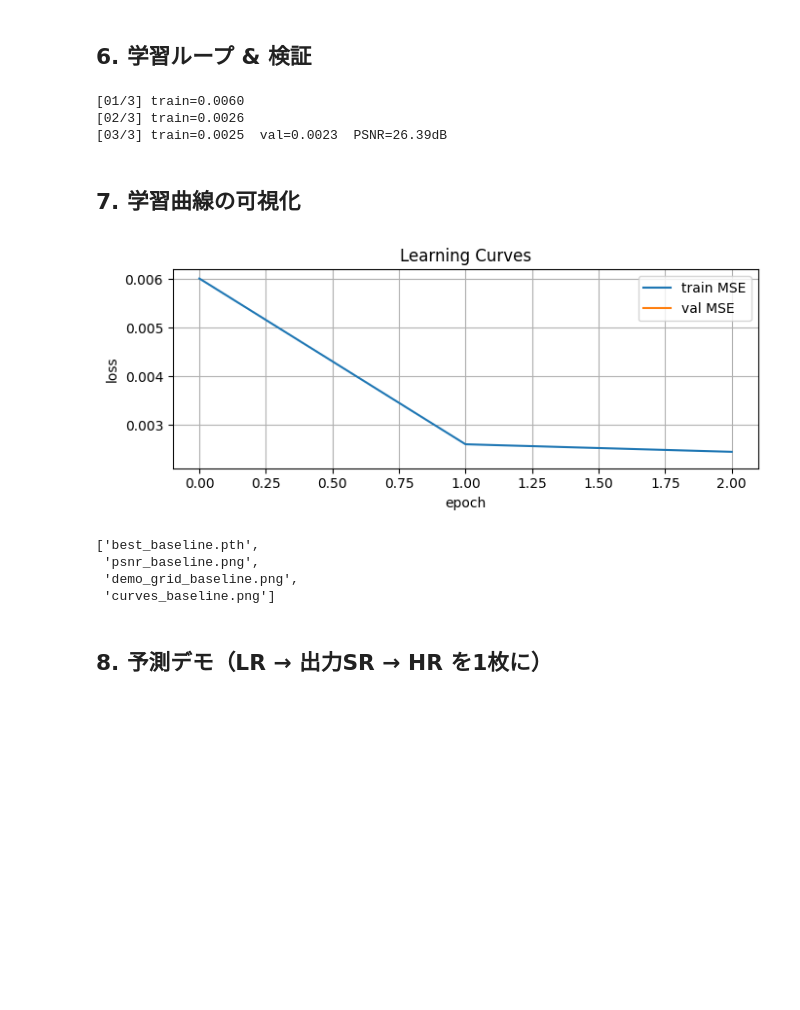
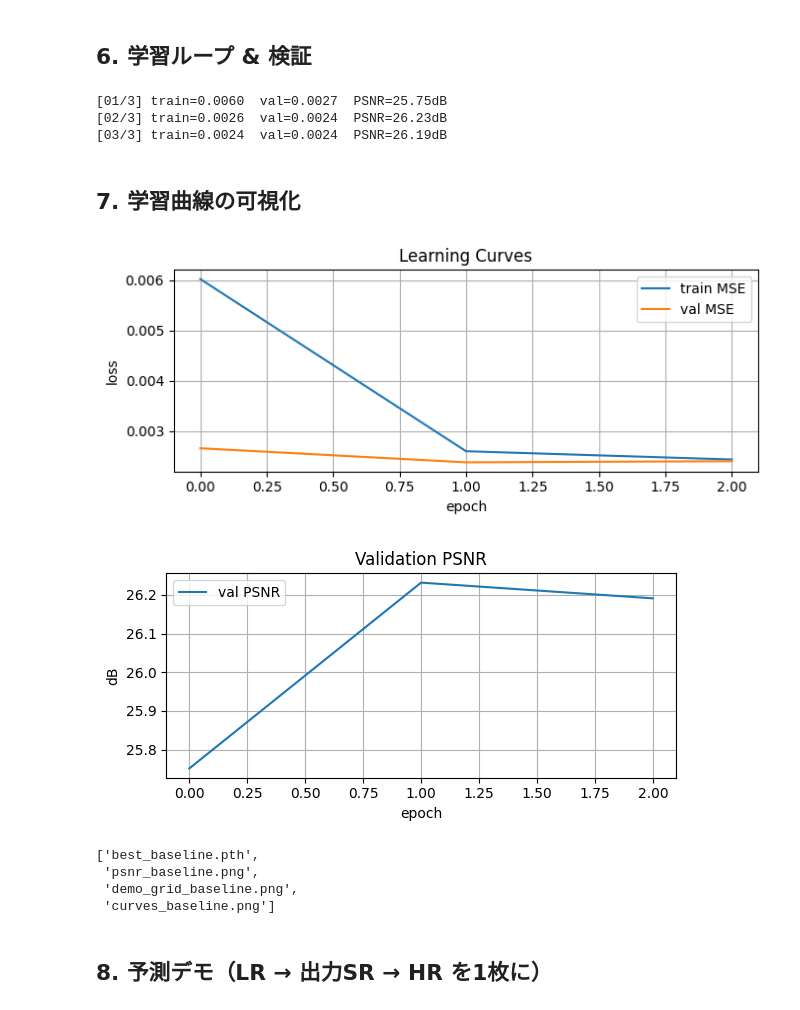
Before and after one commit to yuusyasiratama/simple-superres-cifar10, a Jupyter notebook: product_coding.ipynb, the cells around one changed output. Drawn from its saved outputs; the diff is of its cells as text; code cells hidden in the pictures; blank space fills up the shorter version.

```diff
--- a/product_coding.ipynb
+++ b/product_coding.ipynb
@@ -172,26 +176,38 @@ def psnr_from_mse(mse):
 # %% [markdown]
 ## 6. 学習ループ & 検証
 # %%
+# 最終エポックだけではなく、各エポックで検証を行う場合
+# 検証結果を保存するリスト
 train_losses, val_losses, val_psnrs = [], [], []
 
+# メモリ使用量と処理時間を抑える
 @torch.no_grad()
+
+# 検証用の関数
 def validate():
     model.eval()
     total_loss, total_psnr, n = 0.0, 0.0, 0
+    # テスト用データを使って評価
     for x, _ in test_loader:
         x = x.to(DEVICE)
+        # 低解像度画像作成
         lr, hr = make_low_res(x, CFG["low_size"], CFG["high_size"])
+        # 作成した低解像度画像をモデルに入力して、超解像度画像を生成
         sr = model(lr)
+        # 損失計算
         loss = criterion(sr, hr)
         b = x.size(0)
+        # バッチ内の合計損失、PSNRを計算(バッチサイズ×そのバッチの平均損失)
         total_loss += loss.item() * b
         total_psnr += psnr_from_mse(loss.item()) * b
+        # 全サンプル数のカウント
         n += b
-    if n == 0:
-        return 0.0, 0.0
-    return total_loss / n, total_psnr / n
+        # 全体の平均を計算
+    return total_loss / n, total_psnr / n if (val_psnrs := (total_psnr / n)) else (total_loss / n, 0.0)
 
+# 学習ループ
 best = float("inf")
+# エポックごとにループする
 for ep in range(1, CFG["epochs"] + 1):
     model.train()
     run_loss, m = 0.0, 0
@@ -200,22 +216,27 @@ for ep in range(1, CFG["epochs"] + 1):
         lr, hr = make_low_res(x, CFG["low_size"], CFG["high_size"])
         sr = model(lr)
         loss = criterion(sr, hr)
-        optim.zero_grad(); loss.backward(); optim.step()
-        run_loss += loss.item() * x.size(0); m += x.size(0)
+        # 誤差を逆伝播してパラメータを更新
+        optim.zero_grad()
+        loss.backward()
+        optim.step()
+        # 平均損失を計算する
+        run_loss += loss.item() * x.size(0)
+        m += x.size(0)
 
+    # エポックごとの平均損失を計算
     tr = run_loss / m
-    train_losses.append(tr)
+    # 検証を実行
+    va, va_psnr = validate()
+    # 検証結果を保存
+    train_losses.append(tr); val_losses.append(va); val_psnrs.append(va_psnr)
+    print(f"[{ep:02d}/{CFG['epochs']}] train={tr:.4f}  val={va:.4f}  PSNR={va_psnr:.2f}dB")
 
-    # 最終エポックのみ検証
-    # ※本来は各エポックで検証したいものの、リソースの都合で最終エポックのみ検証
-    if ep == CFG["epochs"]:
-        va, va_psnr = validate()
-        val_losses.append(va); val_psnrs.append(va_psnr)
-        print(f"[{ep:02d}/{CFG['epochs']}] train={tr:.4f}  val={va:.4f}  PSNR={va_psnr:.2f}dB")
+    # 最も小さい検証損失を出したモデルを保存
+    if va < best:
+        best = va
         torch.save(model.state_dict(), os.path.join(CFG["save_dir"], "best_baseline.pth"))
-    else:
-        print(f"[{ep:02d}/{CFG['epochs']}] train={tr:.4f}")
 # %% [output]
-[01/3] train=0.0060
-[02/3] train=0.0026
-[03/3] train=0.0025  val=0.0023  PSNR=26.39dB
+[01/3] train=0.0060  val=0.0027  PSNR=25.75dB
+[02/3] train=0.0026  val=0.0024  PSNR=26.23dB
+[03/3] train=0.0024  val=0.0024  PSNR=26.19dB
@@ -263,21 +245,22 @@ for ep in range(1, CFG["epochs"] + 1):
 # %%
 plt.figure(figsize=(7,3))
 plt.plot(train_losses, label="train MSE"); plt.plot(val_losses, label="val MSE")
 plt.xlabel("epoch"); plt.ylabel("loss"); plt.title("Learning Curves")
 plt.grid(True); plt.legend(); plt.tight_layout()
 plt.savefig(os.path.join(CFG["save_dir"], "curves_baseline.png"))
 plt.show()  # 画像を表示
 
-# plt.figure(figsize=(6,3))
-# plt.plot(val_psnrs, label="val PSNR")
-# plt.xlabel("epoch"); plt.ylabel("dB"); plt.title("Validation PSNR")
-# plt.grid(True); plt.legend(); plt.tight_layout()
-# plt.savefig(os.path.join(CFG["save_dir"], "psnr_baseline.png"))
-# plt.show()  # 画像を表示
+plt.figure(figsize=(6,3))
+plt.plot(val_psnrs, label="val PSNR")
+plt.xlabel("epoch"); plt.ylabel("dB"); plt.title("Validation PSNR")
+plt.grid(True); plt.legend(); plt.tight_layout()
+plt.savefig(os.path.join(CFG["save_dir"], "psnr_baseline.png"))
+plt.show()  # 画像を表示
 
 os.listdir(CFG["save_dir"])
 # %% [output]
-[figure, old version]
+[figure, new version]
+[figure, added]
 ['best_baseline.pth',
  'psnr_baseline.png',
  'demo_grid_baseline.png',
```
Also changed, not shown: parts of 8 cells of this notebook.
